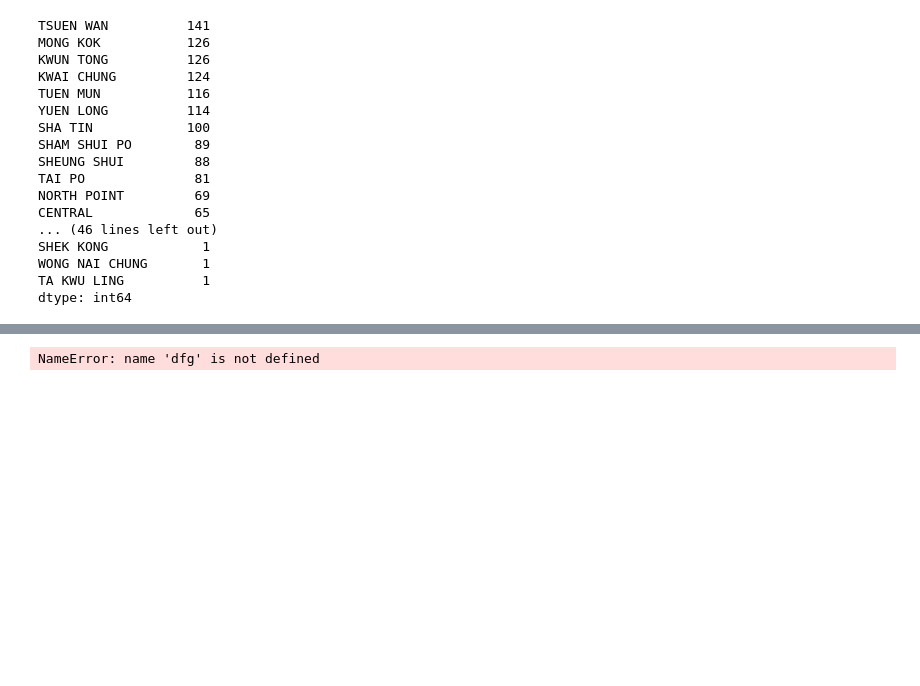
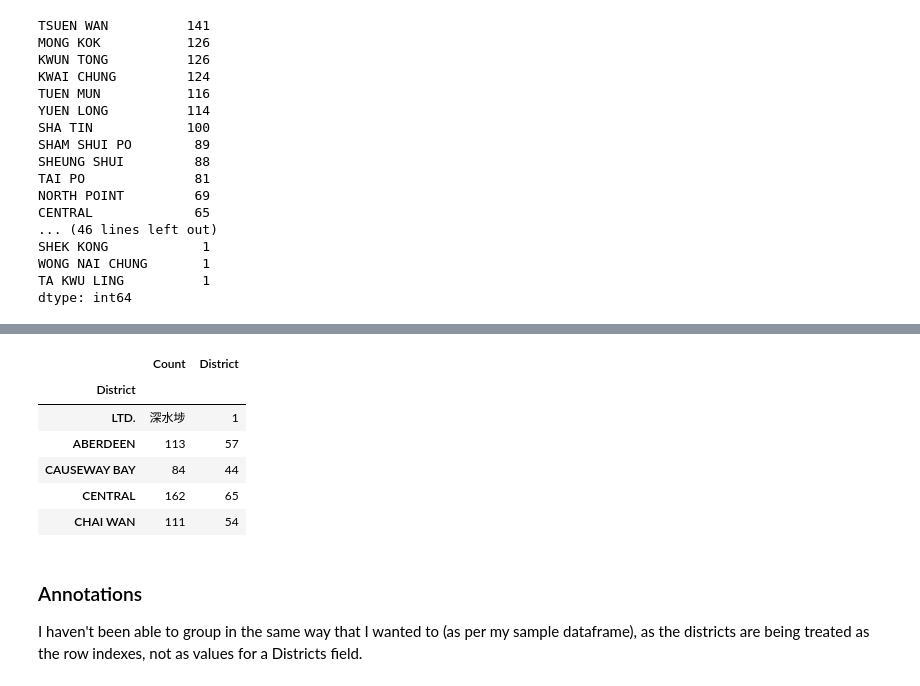
Before and after one commit to ajdyka/EDA, a Jupyter notebook: AJ00 - Datasets.ipynb, the cells around one changed output, grey strips where cells are left out. Saved outputs shown, nothing was run; the diff lists cells and outputs as text; code cells hidden in the pictures; blank space fills up the shorter version.

```diff
--- a/AJ00 - Datasets.ipynb
+++ b/AJ00 - Datasets.ipynb
@@ -116,9 +122,10 @@ dfg = df.groupby('Type Code').sum()
 
 # http://www.shanelynn.ie/summarising-aggregation-and-grouping-data-in-python-pandas/
 # Group the data frame by month and item and extract a number of stats from each group
-dfg = df.groupby(['District']).agg({'District':,
+dfg = df.groupby(['District']).agg({
                                     'Count':sum,      # find the sum of the durations for each group
-                                    'District': "count"}) # find the number of network type entries
+                                    'District': "count"} # find the number of network type entries
+                                   )
 
 dfg.head(5)
 # %% [output]
@@ -126,3 +132,10 @@ SyntaxError: invalid syntax (<ipython-input-11-1a6b2f2fc804>, line 7)
+|  | Count | District |
+| District |  |  |
+| LTD. | 深水埗 | 1 |
+| ABERDEEN | 113 | 57 |
+| CAUSEWAY BAY | 84 | 44 |
+| CENTRAL | 162 | 65 |
+| CHAI WAN | 111 | 54 |
 # %%
 # first chart, total count by district
 
@@ -134,5 +147,7 @@ dfg.iplot(kind='bubble',
          xTitle='District',
          yTitle='Total Licenses Issued'
         )
-# %% [output]
-NameError: name 'dfg' is not defined
+# %% [markdown]
+### Annotations
+
+I haven't been able to group in the same way that I wanted to (as per my sample dataframe), as the districts are being treated as the row indexes, not as values for a Districts field.
```
Also changed, not shown: parts of 2 cells of this notebook.
